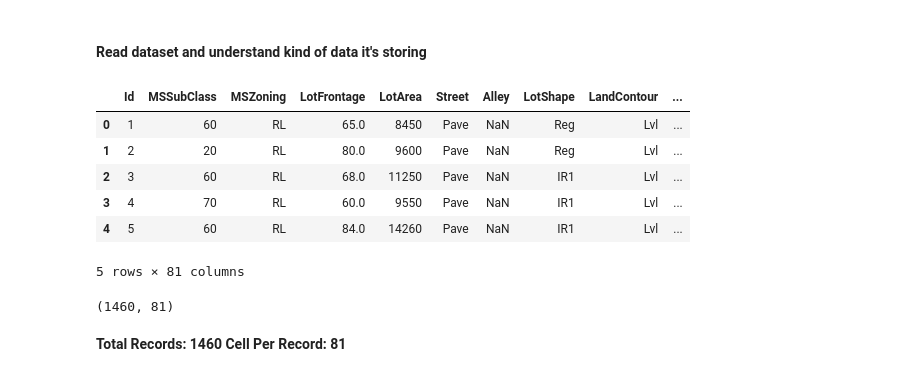
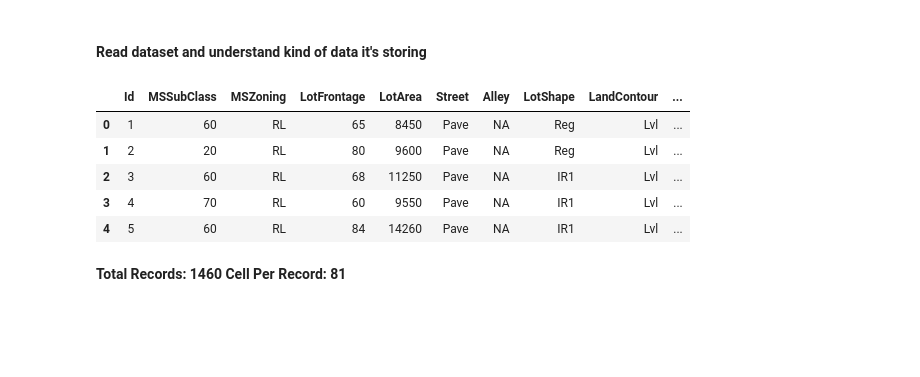
Before and after one commit to jaisharma06/AdvancedRegressionAssignment, a Jupyter notebook: housing_sale.ipynb, the cells around one changed output. Drawn from its saved outputs; the diff is of its cells as text; code cells hidden in the pictures; blank space fills up the shorter version.

```diff
--- a/housing_sale.ipynb
+++ b/housing_sale.ipynb
@@ -75,23 +79,21 @@ import sweetviz as sv
 import warnings
 
 warnings.filterwarnings('ignore')
+# %%
+## Set display limits
+pd.set_option('display.max_columns', None)
 # %% [markdown]
 #### Read dataset and understand kind of data it's storing
 # %%
-housing_train = pd.read_csv('./Data/train.csv')
-housing_train.head()
+housing_info = pd.read_csv('./Data/train.csv', keep_default_na=False)
+housing_info.head()
 # %% [output]
 |  | Id | MSSubClass | MSZoning | LotFrontage | LotArea | Street | Alley | LotShape | LandContour | ... |
-| 0 | 1 | 60 | RL | 65.0 | 8450 | Pave | NaN | Reg | Lvl | ... |
-| 1 | 2 | 20 | RL | 80.0 | 9600 | Pave | NaN | Reg | Lvl | ... |
-| 2 | 3 | 60 | RL | 68.0 | 11250 | Pave | NaN | IR1 | Lvl | ... |
-| 3 | 4 | 70 | RL | 60.0 | 9550 | Pave | NaN | IR1 | Lvl | ... |
-| 4 | 5 | 60 | RL | 84.0 | 14260 | Pave | NaN | IR1 | Lvl | ... |
+| 0 | 1 | 60 | RL | 65 | 8450 | Pave | NA | Reg | Lvl | ... |
+| 1 | 2 | 20 | RL | 80 | 9600 | Pave | NA | Reg | Lvl | ... |
+| 2 | 3 | 60 | RL | 68 | 11250 | Pave | NA | IR1 | Lvl | ... |
+| 3 | 4 | 70 | RL | 60 | 9550 | Pave | NA | IR1 | Lvl | ... |
+| 4 | 5 | 60 | RL | 84 | 14260 | Pave | NA | IR1 | Lvl | ... |
-5 rows × 81 columns
-# %%
-housing_train.shape
-# %% [output]
-(1460, 81)
 # %% [markdown]
 **Total Records: 1460**
 **Cell Per Record: 81**
```
Also changed, not shown: parts of 45 cells of this notebook, 1 other file.
